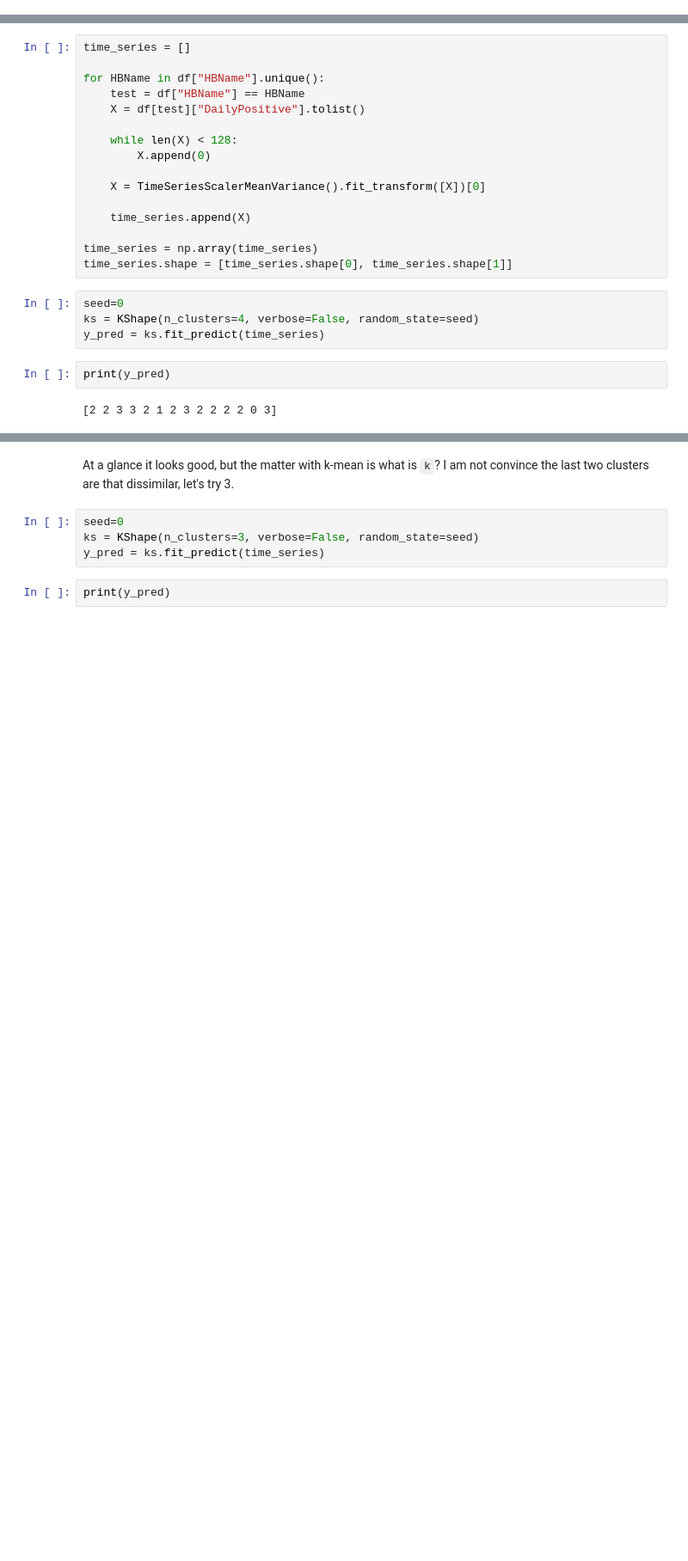
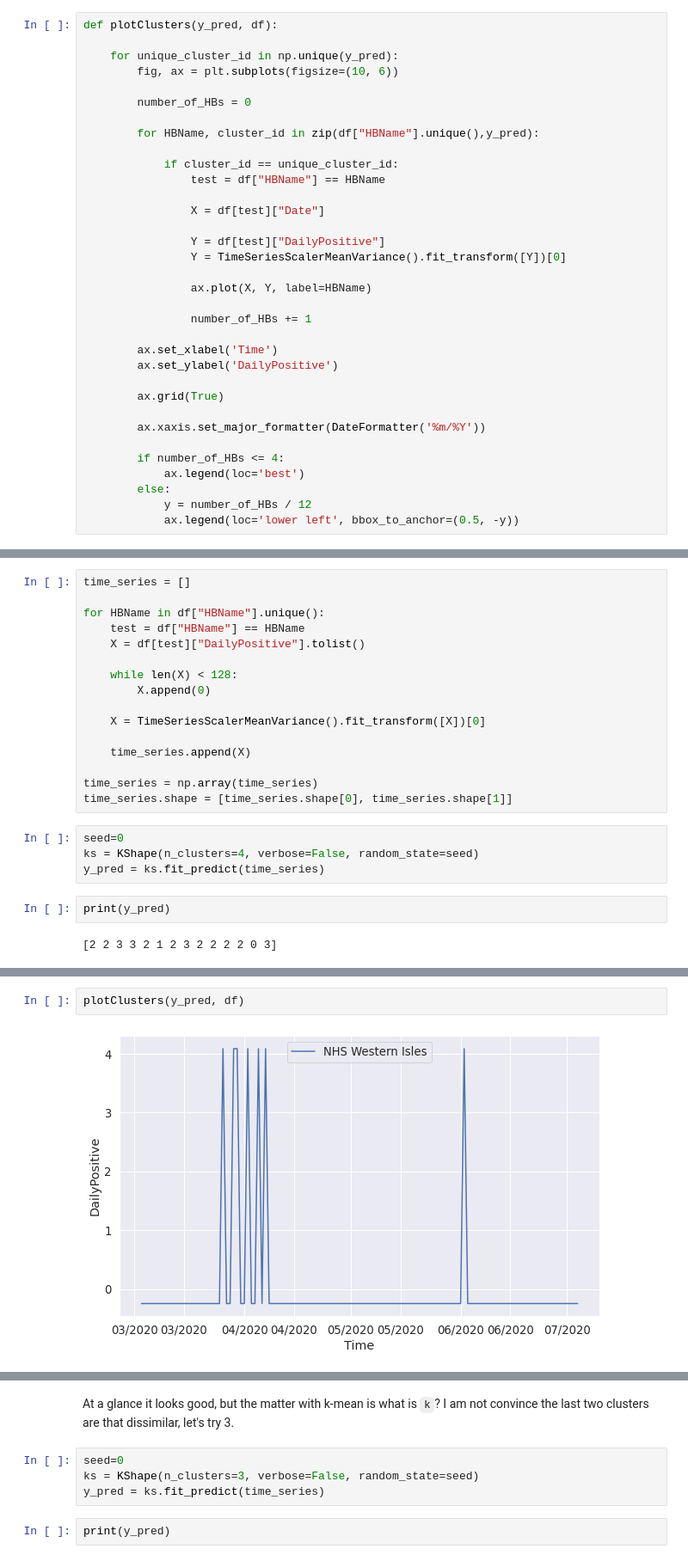
Before and after one commit to ScottishCovidResponse/scrc-vis-analytical, a Jupyter notebook: CorrelationMetrics/correlation_and_clustering.ipynb, the cells around one changed output, grey strips where cells are left out. Shown at 86% size. Drawn from its saved outputs; the diff is of its cells as text; blank space fills up the shorter version.

Commit message:
Use the correlation matrix ti cluster the time series and add user interaction.

```diff
--- a/CorrelationMetrics/correlation_and_clustering.ipynb
+++ b/CorrelationMetrics/correlation_and_clustering.ipynb
@@ -297,6 +301,40 @@ def plotWithoutAndWithTimeLag(df, lag, HBNames, cols):
 
     ax_without_lag.set_title("Standardised data for the first wave only\n" + HBNames[0] + " vs. " + HBNames[1])
     ax_with_lag.set_title("Standardised data for the first wave only\n" + HBNames[0] + " vs. " + HBNames[1] + "\nTaking into account the time lag")
+# %%
+def plotClusters(y_pred, df):
+
+    for unique_cluster_id in np.unique(y_pred):
+        fig, ax = plt.subplots(figsize=(10, 6))
+
+        number_of_HBs = 0
+
+        for HBName, cluster_id in zip(df["HBName"].unique(),y_pred):
+
+            if cluster_id == unique_cluster_id:
+                test = df["HBName"] == HBName
+
+                X = df[test]["Date"]
+
+                Y = df[test]["DailyPositive"]
+                Y = TimeSeriesScalerMeanVariance().fit_transform([Y])[0]
+
+                ax.plot(X, Y, label=HBName)
+
+                number_of_HBs += 1
+
+        ax.set_xlabel('Time')
+        ax.set_ylabel('DailyPositive')
+
+        ax.grid(True)
+
+        ax.xaxis.set_major_formatter(DateFormatter('%m/%Y'))
+
+        if number_of_HBs <= 4:
+            ax.legend(loc='best')
+        else:
+            y = number_of_HBs / 12
+            ax.legend(loc='lower left', bbox_to_anchor=(0.5, -y))
 # %% [markdown]
 # Where is the data from?
 
@@ -592,0 +609,4 @@ for unique_cluster_id in np.unique(y_pred):
+# %%
+plotClusters(y_pred, df)
+# %% [output]
+[figure, added]
```
Also changed, not shown: parts of 11 cells of this notebook.
